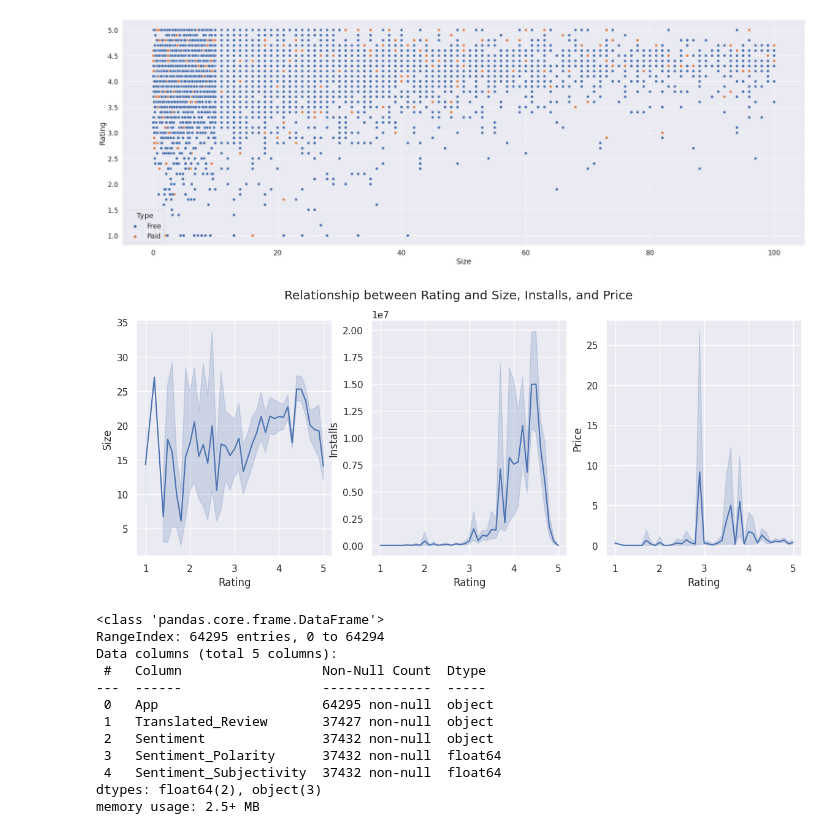
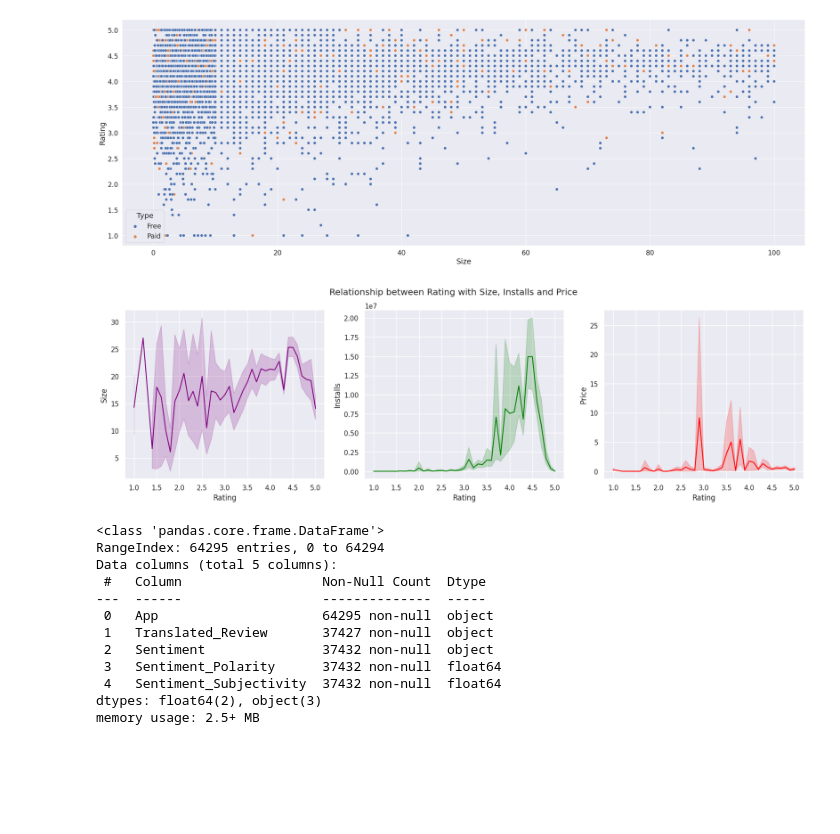
Before and after one commit to MijulSaxena/EDA-project-on-Gooogle-playstore., a Jupyter notebook: Play_Store_App_Review_Analysis_Capstone_Project_by_Mijul_Saxena.ipynb, the cells around one changed output. Drawn from its saved outputs; the diff is of its cells as text; code cells hidden in the pictures; blank space fills up the shorter version.

```diff
--- a/Play_Store_App_Review_Analysis_Capstone_Project_by_Mijul_Saxena.ipynb
+++ b/Play_Store_App_Review_Analysis_Capstone_Project_by_Mijul_Saxena.ipynb
@@ -489,30 +511,30 @@ sns.scatterplot(x = play_store_data['Size'], y = play_store_data['Rating'], hue=
 [figure]
 # %%
 # Creating subplots
-fig, axs = plt.subplots(nrows=1, ncols=3, figsize=(14, 5))
+fig, axs = plt.subplots(nrows=1, ncols=3, figsize=(20, 5))
 
 # Create line plot for Size column
-sns.lineplot(data=play_store_data, x="Rating", y="Size", ax=axs[0])
+sns.lineplot(data=play_store_data, x="Rating", y="Size", color='purple', ax=axs[0])
 axs[0].set_xlabel("Rating")
 axs[0].set_ylabel("Size")
 
 # Create line plot for Installs column
-sns.lineplot(data=play_store_data, x="Rating", y="Installs", ax=axs[1])
+sns.lineplot(data=play_store_data, x="Rating", y="Installs", color='green', ax=axs[1])
 axs[1].set_xlabel("Rating")
 axs[1].set_ylabel("Installs")
 
 # Create line plot for Price column
-sns.lineplot(data=play_store_data, x="Rating", y="Price", ax=axs[2])
+sns.lineplot(data=play_store_data, x="Rating", y="Price", color='red', ax=axs[2])
 axs[2].set_xlabel("Rating")
 axs[2].set_ylabel("Price")
 
 # Add title for the whole plot
 fig.suptitle("Relationship between Rating with Size, Installs and Price")
 
 # Show the plot
 plt.show()
 # %% [output]
-[figure, old version]
+[figure, new version]
 # %%
 user_reviews.info()
 # %% [output]
```
Also changed, not shown: parts of 13 cells of this notebook.
